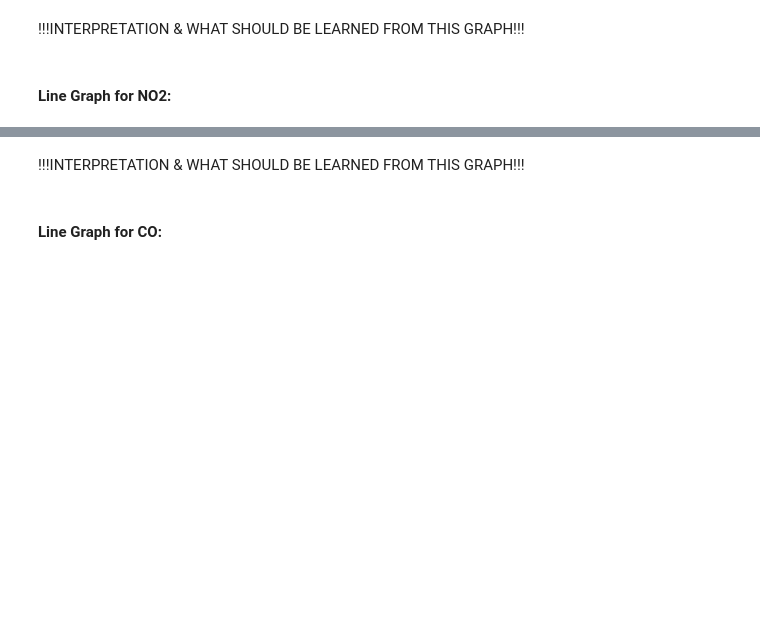
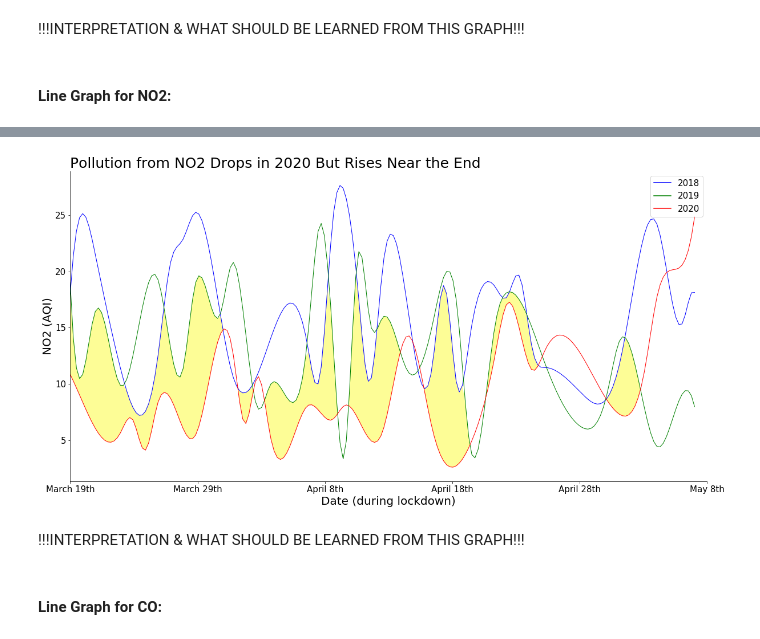
Before and after one commit to SandraVillamar/COVID-19-Lockdown-Affects-Air-Quality-in-LA, a Jupyter notebook: FinalProject_group22.ipynb, the cells around one changed output, grey strips where cells are left out. Cells and saved outputs as stored; diff of their text form; code cells hidden in the pictures; blank space fills up the shorter version.

```diff
--- a/FinalProject_group22.ipynb
+++ b/FinalProject_group22.ipynb
@@ -375,3 +394,58 @@ plt.show()
+# %%
+#set x to time in days of lockdown and y to pollution level
+x = list(range(0,51))
+x = np.array(x)
+y2018 = df_no2_lockdown2018['no2']
+y2018 = np.array(y2018)
+y2019 = df_no2_lockdown2019['no2']
+y2019 = np.array(y2019)
+y2020 = df_no2_lockdown2020['no2']
+y2020 = np.array(y2020)
+
+#resample to get more points - needed to make smooth curve
+x_smooth = np.linspace(x.min(), x.max(), 200)
+
+#create splines
+spl2018 = interpolate.UnivariateSpline(x, y2018)
+spl2019 = interpolate.UnivariateSpline(x, y2019)
+spl2020 = interpolate.UnivariateSpline(x, y2020)
+# %%
+#setup plot
+fig, ax = plt.subplots(figsize=(20,10))
+
+#axes
+ax.set_xlim(left=0)
+ax.spines['right'].set_visible(False)
+ax.spines['top'].set_visible(False)
+
+#labels
+plt.title("Pollution from NO2 Drops in 2020 But Rises Near the End", fontsize=25, loc='left')
+plt.xlabel('Date (during lockdown)', fontsize=20)
+plt.ylabel('NO2 (AQI)', fontsize=20)
+
+#get months on x axis
+plt.xticks([0,10.2,20.4,30.6,40.8,51], ["March 19th", "March 29th", "April 8th", "April 18th", "April 28th", "May 8th"], fontsize=15)
+plt.yticks(fontsize=15)
+
+#plot lines
+line_2018 = plt.plot(x_smooth, spl2018(x_smooth), 'blue', linewidth=1)
+line_2019 = plt.plot(x_smooth, spl2019(x_smooth), 'green', linewidth=1)
+line_2020 = plt.plot(x_smooth, spl2020(x_smooth), 'red', linewidth=1)
+
+#fill area above 2020 line and below 2018/2019
+upper_bound = np.minimum(spl2018(x_smooth), spl2019(x_smooth))
+ax.fill_between(x_smooth, spl2020(x_smooth), upper_bound, where=upper_bound >= spl2020(x_smooth), facecolor='#FDFD96', interpolate=True)
+
+#legend
+blue_line = mlines.Line2D([], [], color='blue', label='2018')
+green_line = mlines.Line2D([], [], color='green', label='2019')
+red_line = mlines.Line2D([], [], color='red', label='2020')
+plt.legend(handles=[blue_line, green_line, red_line], fontsize=15)
+
+#plot
+plt.show()
+# %% [output]
+[figure, added]
 # %% [markdown]
 !!!INTERPRETATION & WHAT SHOULD BE LEARNED FROM THIS GRAPH!!!
 # %% [markdown]
```
Also changed, not shown: parts of 18 cells of this notebook.
